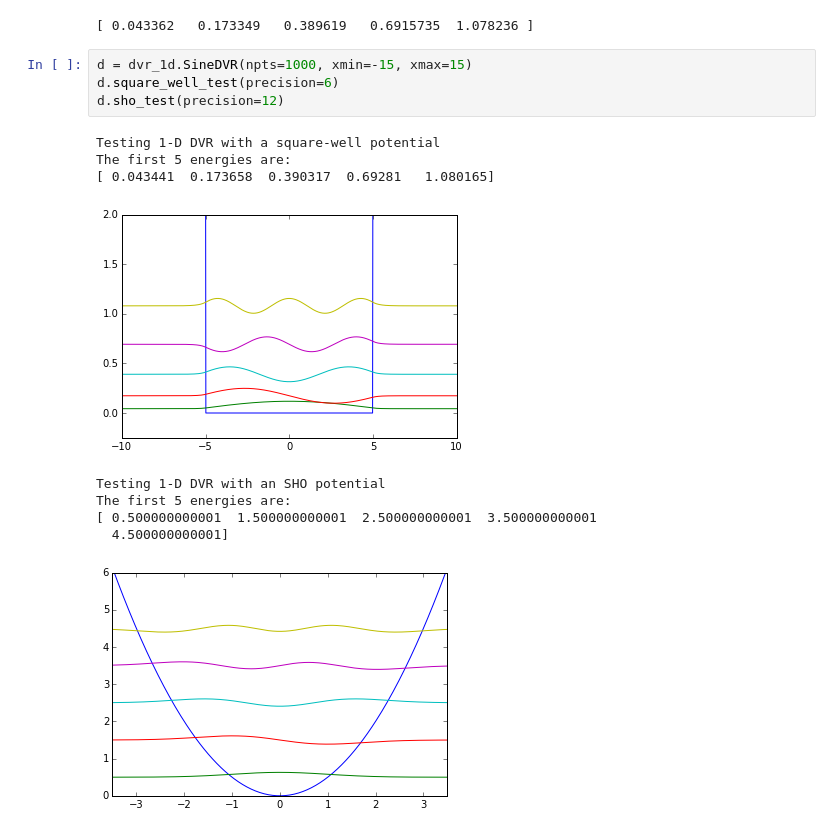
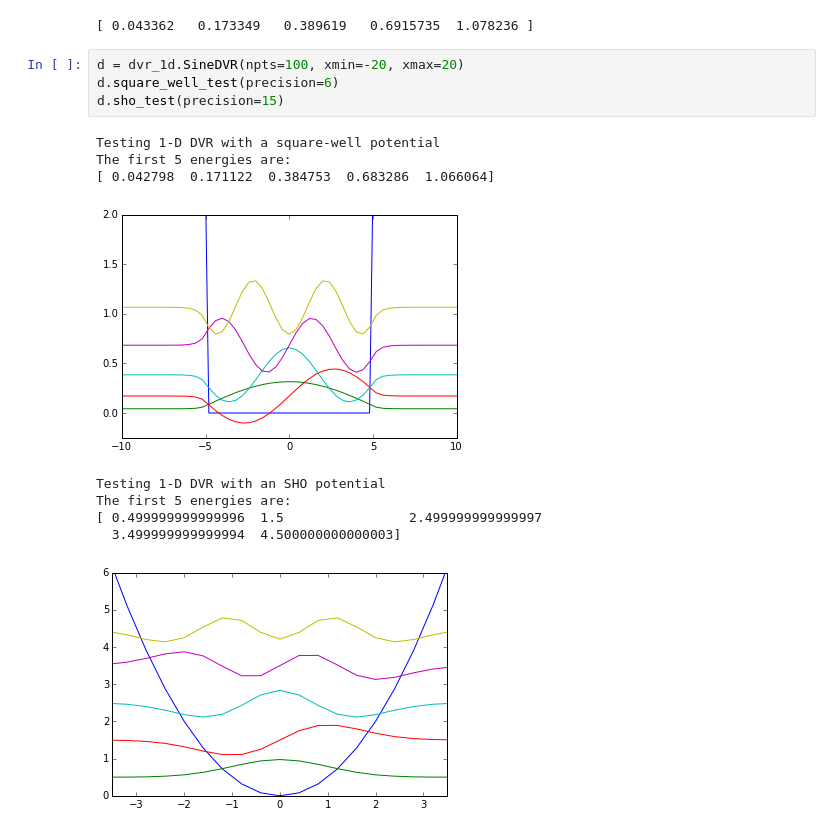
Before and after one commit to richford/dvr_py, a Jupyter notebook: dvr_1d_demo.ipynb, the cells around one changed output. Saved outputs shown, nothing was run; the diff lists cells and outputs as text.

```diff
--- a/dvr_1d_demo.ipynb
+++ b/dvr_1d_demo.ipynb
@@ -69,16 +66,16 @@ print e_exact
 # %% [output]
 [ 0.043362   0.173349   0.389619   0.6915735  1.078236 ]
 # %%
-d = dvr_1d.SineDVR(npts=1000, xmin=-15, xmax=15)
+d = dvr_1d.SineDVR(npts=100, xmin=-20, xmax=20)
 d.square_well_test(precision=6)
-d.sho_test(precision=12)
+d.sho_test(precision=15)
 # %% [output]
 Testing 1-D DVR with a square-well potential
 The first 5 energies are:
-[ 0.043441  0.173658  0.390317  0.69281   1.080165]
+[ 0.042798  0.171122  0.384753  0.683286  1.066064]
-[figure, old version]
+[figure, new version]
 Testing 1-D DVR with an SHO potential
 The first 5 energies are:
-[ 0.500000000001  1.500000000001  2.500000000001  3.500000000001
-  4.500000000001]
+[ 0.499999999999996  1.5                2.499999999999997
+  3.499999999999994  4.500000000000003]
-[figure, old version]
+[figure, new version]
```
Also changed, not shown: parts of 6 cells of this notebook, 2 other files.
